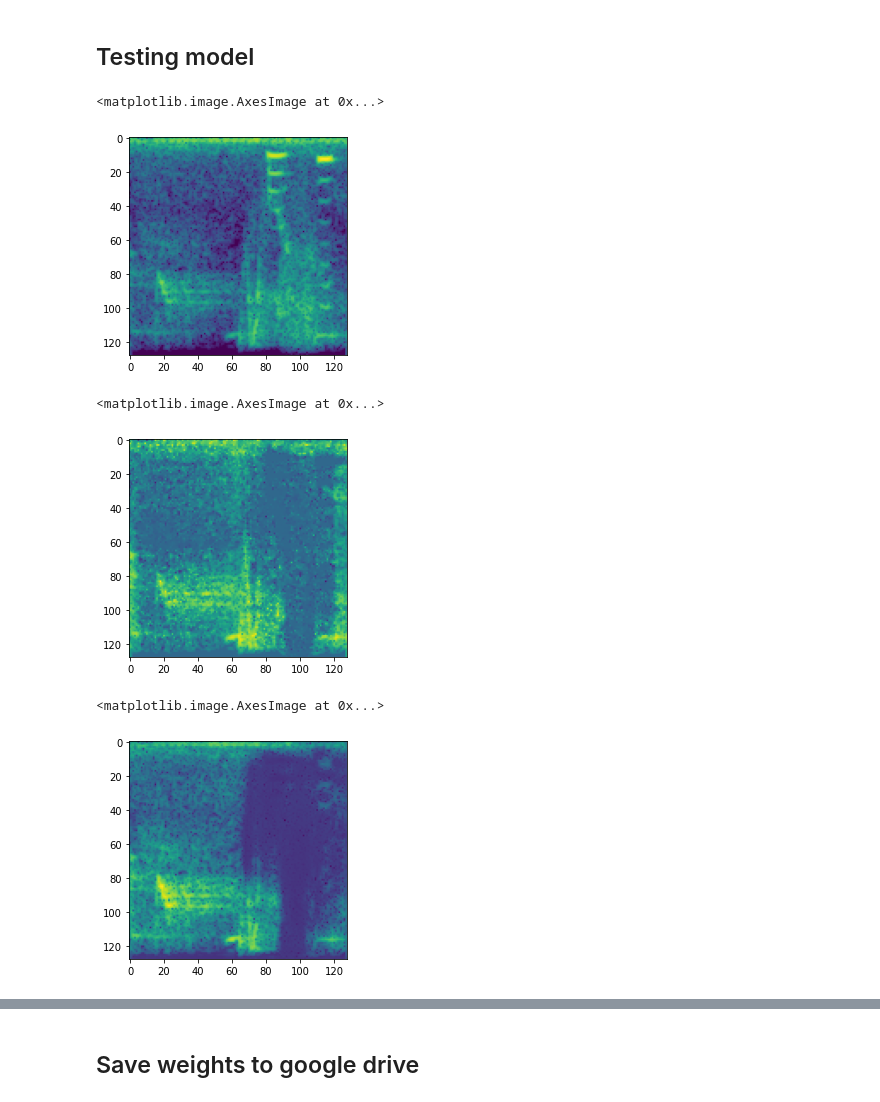
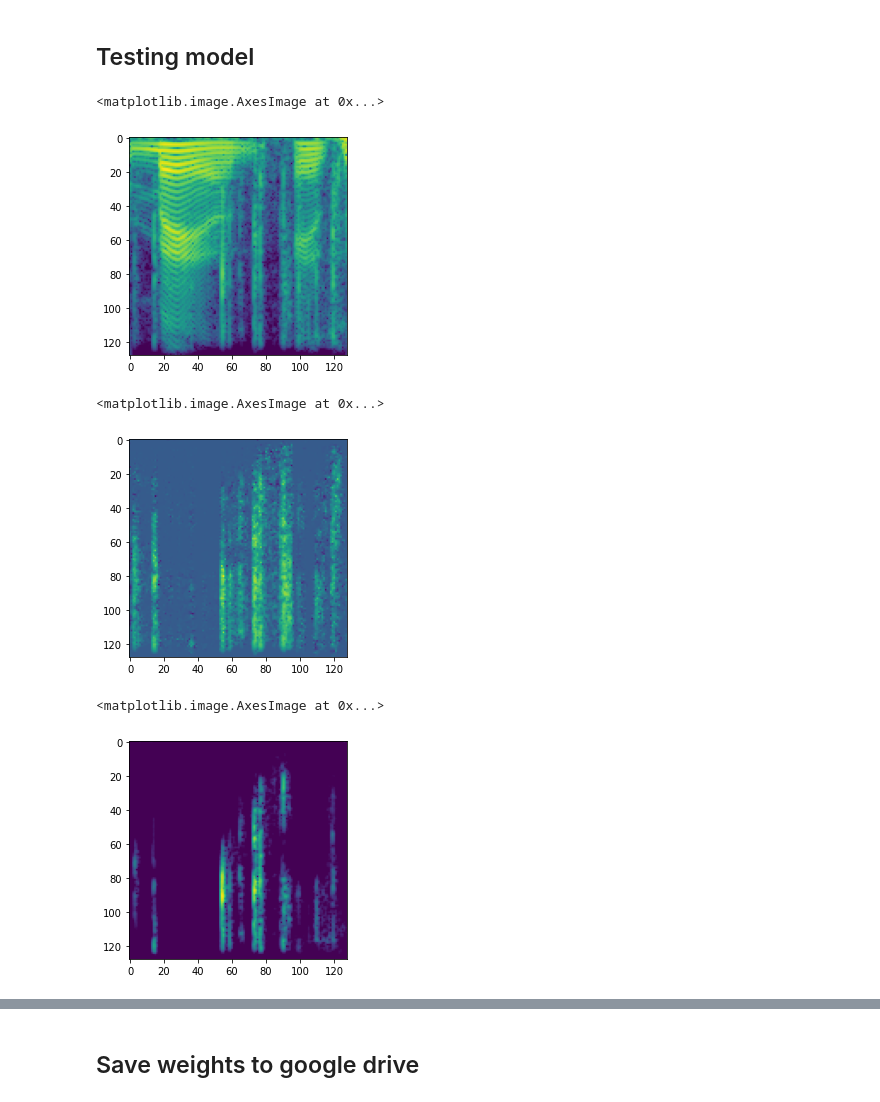
Before and after one commit to karlosos/noise_reduction, a Jupyter notebook: notebooks/training.ipynb, the cells around one changed output, grey strips where cells are left out. Cells and saved outputs as stored; diff of their text form; code cells hidden in the pictures.

```diff
--- a/notebooks/training.ipynb
+++ b/notebooks/training.ipynb
@@ -159,18 +160,18 @@ X_pred_test = generator_nn.predict(X_test)
 # %%
 import matplotlib.pyplot as plt
 
-id = 30
+id = 40
 plt.imshow(X_test[id,:,:,0])
 # %% [output]
 <matplotlib.image.AxesImage at 0x...>
-[figure, old version]
+[figure, new version]
 # %%
 plt.imshow(y_test[id,:,:,0])
 # %% [output]
 <matplotlib.image.AxesImage at 0x...>
-[figure, old version]
+[figure, new version]
 # %%
 plt.imshow(X_pred_test[id,:,:,0])
 # %% [output]
 <matplotlib.image.AxesImage at 0x...>
-[figure, old version]
+[figure, new version]
```
Also changed, not shown: parts of 15 cells of this notebook, 1 other file.
